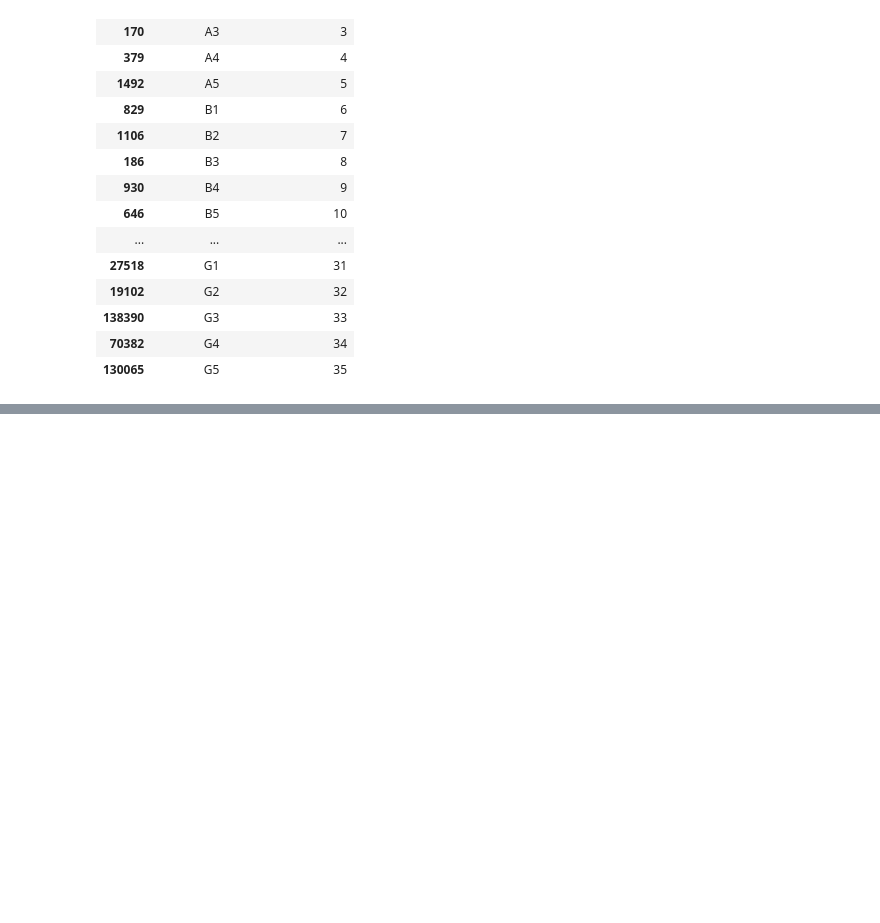
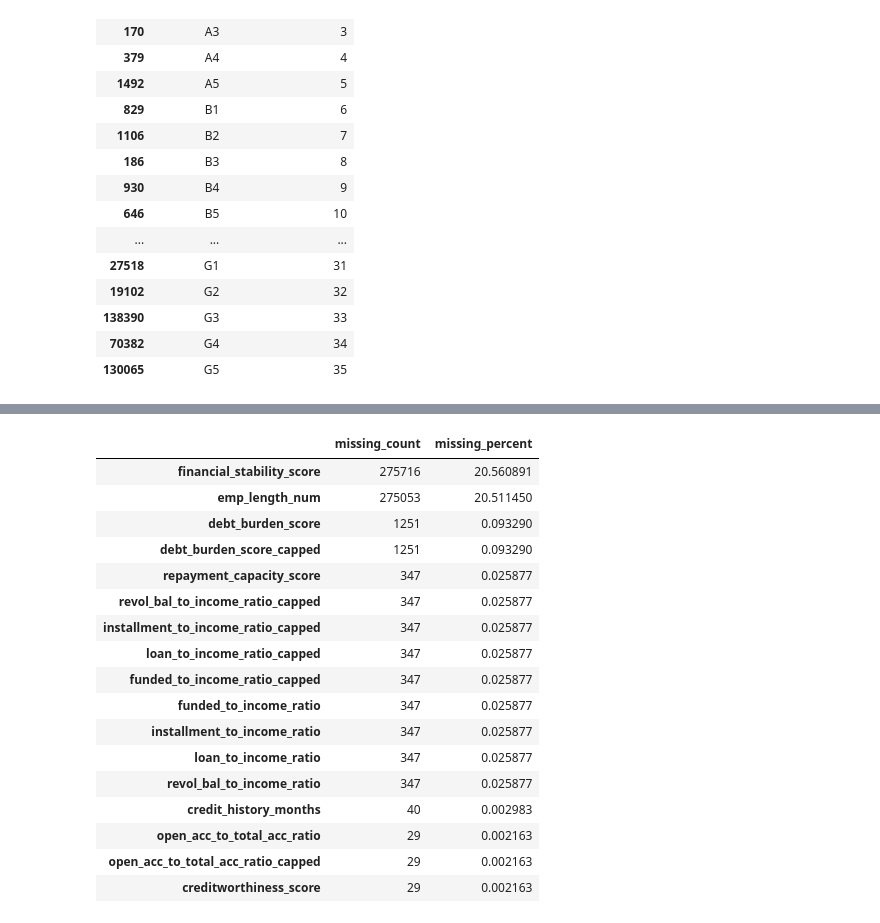
Before and after one commit to Shankari-Mohanakrishnan/lending-club-intelligent-borrower-profiling, a Jupyter notebook: notebooks/03_Feature_Engineering.ipynb, the cells around one changed output, grey strips where cells are left out. Saved outputs shown, nothing was run; the diff lists cells and outputs as text; code cells hidden in the pictures; blank space fills up the shorter version.

```diff
--- a/notebooks/03_Feature_Engineering.ipynb
+++ b/notebooks/03_Feature_Engineering.ipynb
@@ -329,0 +357,6 @@ df[['sub_grade','sub_grade_number']].drop_duplicates().sort_values('sub_grade_nu
+# %%
+df['repayment_capacity_score'] = df['income_rank'] - df['loan_to_income_rank'] - df['installment_to_income_rank']
+df['creditworthiness_score'] = df['grade_risk_rank'] + df['sub_grade_risk_rank'] + df['delinq_rank'] + df['pub_rec_rank']
+df['financial_stability_score'] = df['credit_history_rank'] + df['emp_length_rank'] - df['dti_rank'] - df['revol_util_rank']
+
+df[['repayment_capacity_score', 'creditworthiness_score', 'financial_stability_Score']].head()
@@ -329,0 +390,32 @@ df[['sub_grade','sub_grade_number']].drop_duplicates().sort_values('sub_grade_nu
+# %%
+engineered_cols = [
+    "term_months",
+    "emp_length_num",
+    "issue_year",
+    "issue_month",
+    "credit_history_months",
+    "loan_to_income_ratio",
+    "installment_to_income_ratio",
+    "funded_to_income_ratio",
+    "revol_bal_to_income_ratio",
+    "open_acc_to_total_acc_ratio",
+    "debt_burden_score",
+    "loan_to_income_ratio_capped",
+    "installment_to_income_ratio_capped",
+    "funded_to_income_ratio_capped",
+    "revol_bal_to_income_ratio_capped",
+    "open_acc_to_total_acc_ratio_capped",
+    "debt_burden_score_capped",
+    "has_delinquency",
+    "has_public_record",
+    "has_bankruptcy",
+    "high_revol_util_flag",
+    "high_dti_flag",
+    "grade_num",
+    "sub_grade_num",
+    "repayment_capacity_score",
+    "creditworthiness_score",
+    "financial_stability_score"
+]
+
+df[engineered_cols+['default_flag']].head()
@@ -329,0 +429,25 @@ df[['sub_grade','sub_grade_number']].drop_duplicates().sort_values('sub_grade_nu
+# %%
+engineered_missing = df[engineered_cols].isnull().sum().to_frame('missing_count')\
+    .assign(missing_percent=lambda x: (x['missing_count']/len(df))*100)\
+    .sort_values('missing_percent', ascending=False)
+
+engineered_missing[engineered_missing['missing_percent']>0]
+# %% [output]
+|  | missing_count | missing_percent |
+| financial_stability_score | 275716 | 20.560891 |
+| emp_length_num | 275053 | 20.511450 |
+| debt_burden_score | 1251 | 0.093290 |
+| debt_burden_score_capped | 1251 | 0.093290 |
+| repayment_capacity_score | 347 | 0.025877 |
+| revol_bal_to_income_ratio_capped | 347 | 0.025877 |
+| installment_to_income_ratio_capped | 347 | 0.025877 |
+| loan_to_income_ratio_capped | 347 | 0.025877 |
+| funded_to_income_ratio_capped | 347 | 0.025877 |
+| funded_to_income_ratio | 347 | 0.025877 |
+| installment_to_income_ratio | 347 | 0.025877 |
+| loan_to_income_ratio | 347 | 0.025877 |
+| revol_bal_to_income_ratio | 347 | 0.025877 |
+| credit_history_months | 40 | 0.002983 |
+| open_acc_to_total_acc_ratio | 29 | 0.002163 |
+| open_acc_to_total_acc_ratio_capped | 29 | 0.002163 |
+| creditworthiness_score | 29 | 0.002163 |
```
Also changed, not shown: parts of 7 cells of this notebook.
